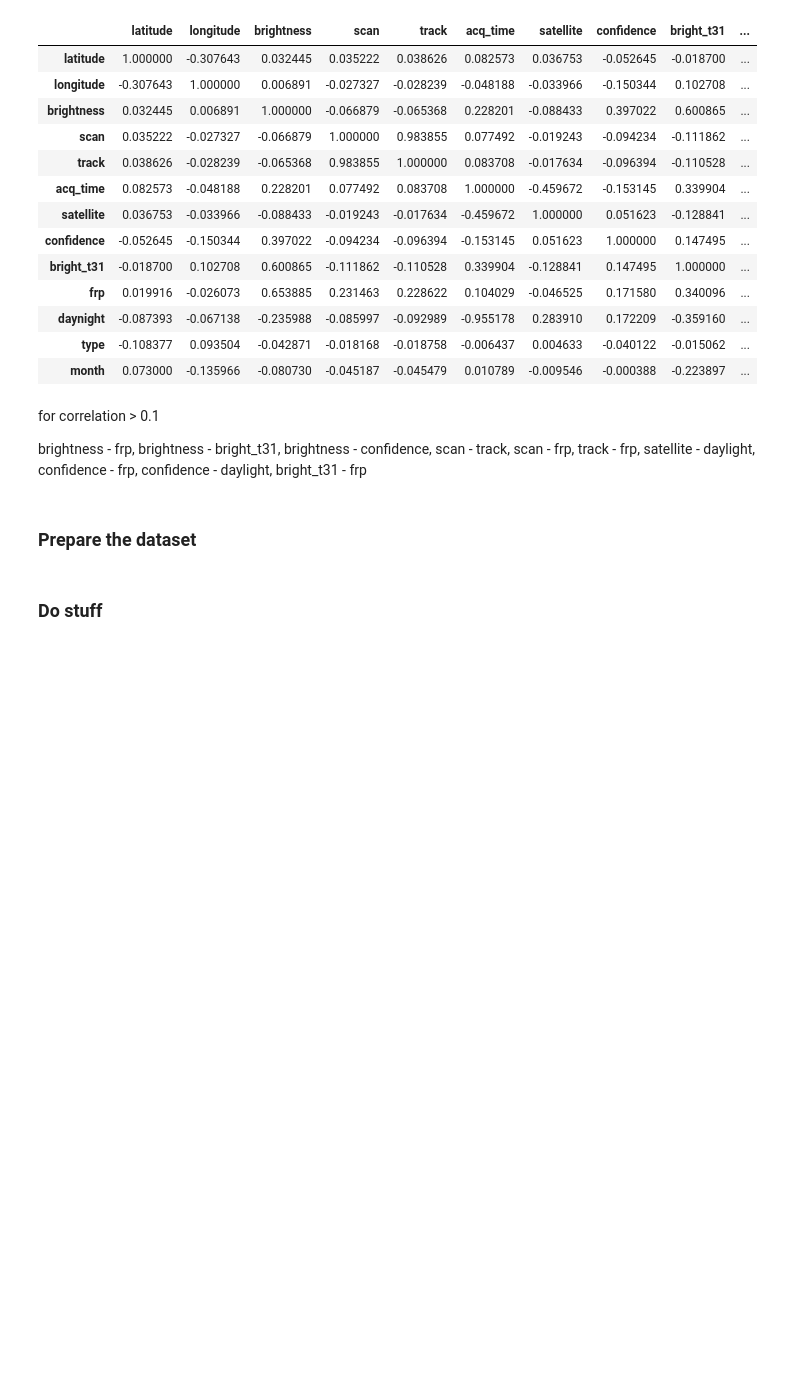
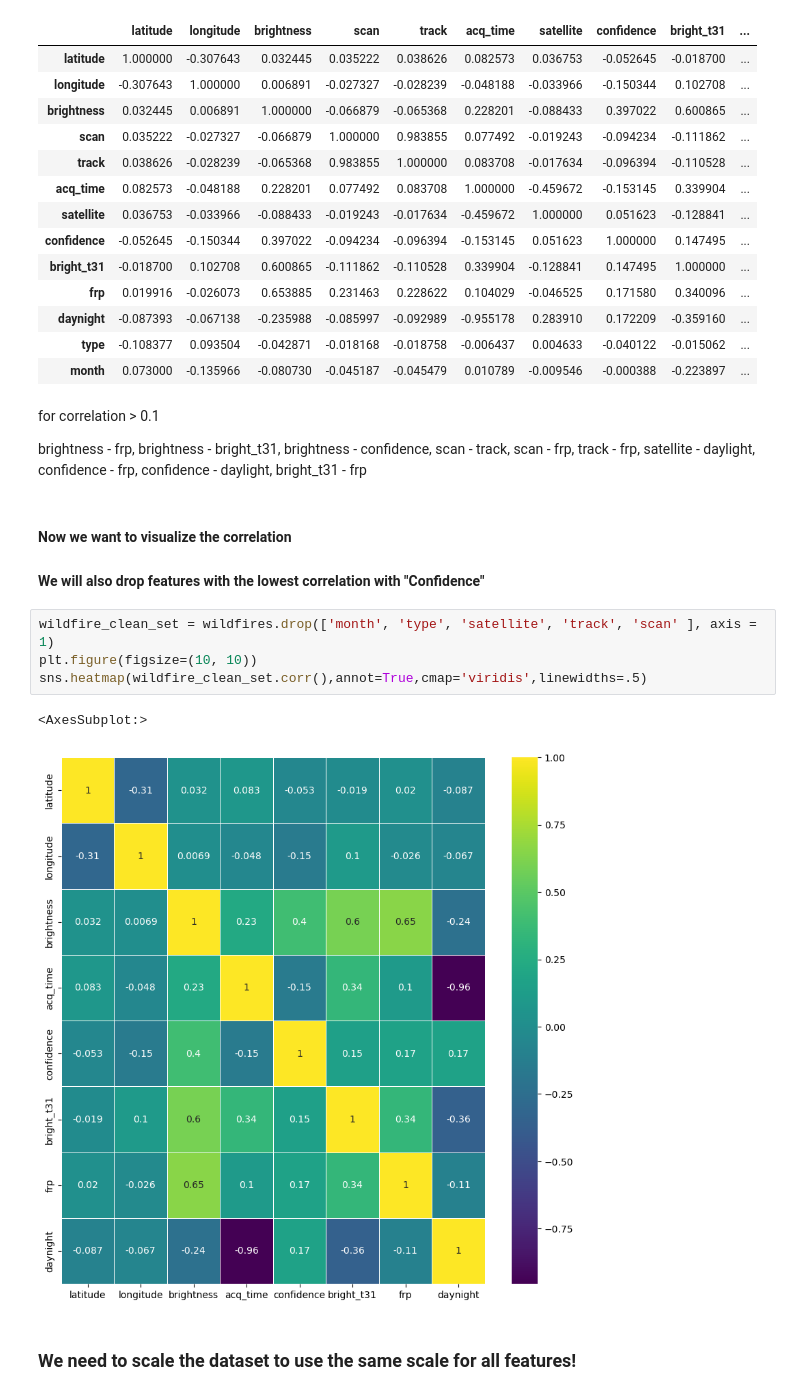
Before and after one commit to valwuzhere/wildfire_predictor, a Jupyter notebook: wildfire_prediction.ipynb, the cells around one changed output. Drawn from its saved outputs; the diff is of its cells as text; blank space fills up the shorter version.

```diff
--- a/wildfire_prediction.ipynb
+++ b/wildfire_prediction.ipynb
@@ -127,7 +132,15 @@ satellite - daylight,
 confidence - frp,
 confidence - daylight,
 bright_t31 - frp
-# %% [markdown]
-### Prepare the dataset
-# %% [markdown]
-### Do stuff
+# %% [markdown]
+#### Now we want to visualize the correlation
+#### We will also drop features with the lowest correlation with "Confidence"
+# %%
+wildfire_clean_set = wildfires.drop(['month', 'type', 'satellite', 'track', 'scan' ], axis = 1)
+plt.figure(figsize=(10, 10))
+sns.heatmap(wildfire_clean_set.corr(),annot=True,cmap='viridis',linewidths=.5)
+# %% [output]
+<AxesSubplot:>
+[figure, added]
+# %% [markdown]
+### We need to scale the dataset to use the same scale for all features!
```
Also changed, not shown: parts of 12 cells of this notebook.
